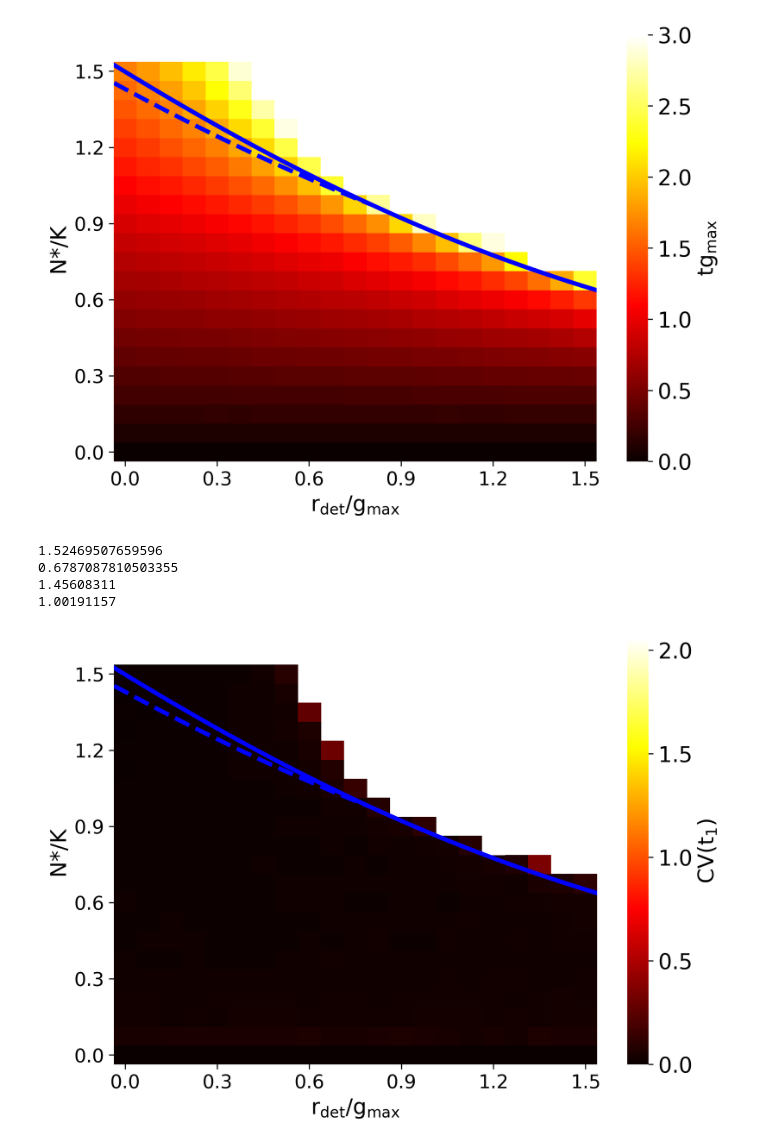
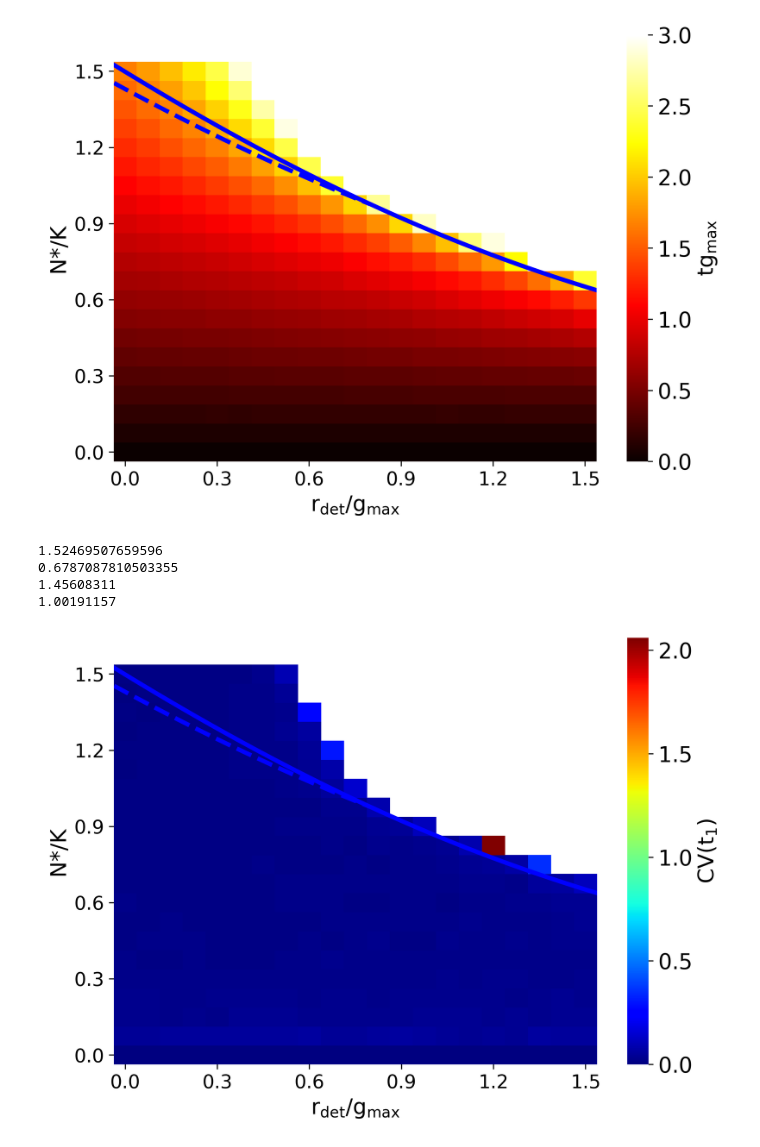
Before and after one commit to patricksinclair/multispecies_postprocessing, a Jupyter notebook: biofilm_threshold_theory/phase_diagram_plotter.ipynb, the cells around one changed output. Cells and saved outputs as stored; diff of their text form; code cells hidden in the pictures.

Commit message:
updated ttf plots

```diff
--- a/biofilm_threshold_theory/phase_diagram_plotter.ipynb
+++ b/biofilm_threshold_theory/phase_diagram_plotter.ipynb
@@ -257,7 +257,7 @@ formatter = tkr.ScalarFormatter(useMathText=True)
 
 # #phase_mask = (pivot['det_ratio']) > 0.5
 
-ax = sns.heatmap(pivot_stDev, annot=False, cmap='hot', xticklabels = 4, yticklabels=4, rasterized=True, cbar_kws={'format':formatter})
+ax = sns.heatmap(pivot_stDev, annot=False, cmap='jet', xticklabels = 4, yticklabels=4, rasterized=True, cbar_kws={'format':formatter})
 # ax_masked = sns.heatmap(pivot, mask=masko, cmap='Greens', cbar=False, annot=True)
 # #ax_masked2 = sns.heatmap(pivot, mask=phase_mask, cmap='Blues', cbar=False, annot=True)
 
@@ -298,34 +298,34 @@ sns.lineplot(x=det_ratio_vals_dashed*scale_factor_x_dashed, y=theoryN_vals_dashe
 line = ax.lines[1] # get the line
 line.set_ydata(line.get_ydata() - 0.5)
 line.set_linestyle("--")
 ###########################################
 
 
 
 ax.axis('tight')
 
 ax.set_xlabel('r$_{\\rm det}/\\rm{g}_{\max}$', fontsize=labelSize)
 ax.set_ylabel('N*/K', fontsize=labelSize)
 ax.xaxis.set_tick_params(labelsize=numbersize)
 ax.yaxis.set_tick_params(labelsize=numbersize)
 
 
 cbar = ax.collections[0].colorbar
 cbar.ax.tick_params(labelsize=labelSize)
 cbar.set_label("CV(t$_1$)", fontsize=labelSize)
 
 #cbar = plt.colorbar()
 cbar.ax.locator_params(nbins=6)
 
 plt.xticks(rotation=0)
 plt.savefig('paper_plots/CV_t1_heatmap.pdf', bbox_inches='tight')
 plt.show()
 # %% [output]
 1.52469507659596
 0.6787087810503355
 1.45608311
 1.00191157
-[figure, old version]
+[figure, new version]
 # %%
 def get_t1_vs_r_det(param_df, N_thresh):
     '''
```
Also changed, not shown: parts of 12 cells of this notebook, 2 other files.
